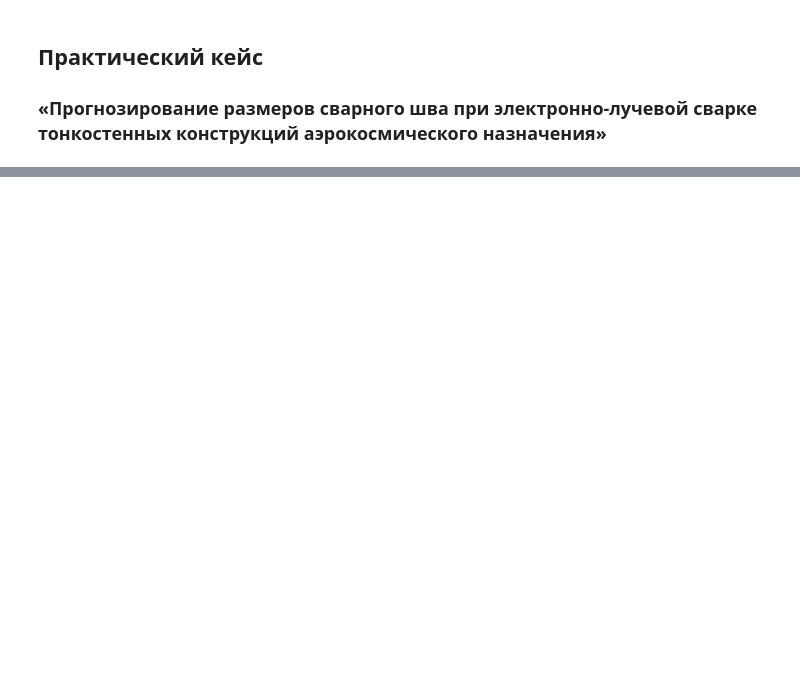
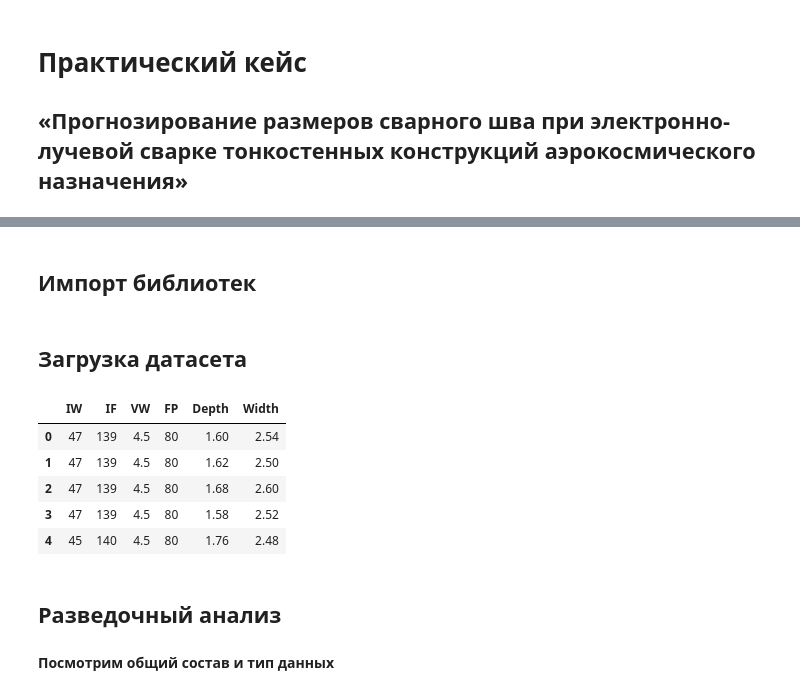
Before and after one commit to NickAReva/1_Case_Welding, a Jupyter notebook: notebook.ipynb, the cells around one changed output, grey strips where cells are left out. Saved outputs shown, nothing was run; the diff lists cells and outputs as text; code cells hidden in the pictures; blank space fills up the shorter version.

```diff
--- a/notebook.ipynb
+++ b/notebook.ipynb
@@ -1,6 +1,6 @@
 # %% [markdown]
-<h2>Практический кейс</h2>
-<h3>«Прогнозирование размеров сварного шва при электронно-лучевой сварке тонкостенных конструкций аэрокосмического назначения»</h3>
+# Практический кейс
+## «Прогнозирование размеров сварного шва при электронно-лучевой сварке тонкостенных конструкций аэрокосмического назначения»
 # %% [markdown]
 В качестве исходных данных были взяты результаты экспериментальных
 исследований, проводимых в целях улучшения технологического процесса
@@ -34,3 +34,5 @@
 показатели набора обучающих данных указаны в табл. 1.
 
 <img src="Task\Table1.png" alt="drawing" width="600"/>
+# %% [markdown]
+## Импорт библиотек
@@ -36,0 +59,16 @@
+# %% [markdown]
+## Загрузка датасета
+# %%
+row_df = pd.read_csv("Dataset_case_1\ebw_data.csv")
+row_df.head()
+# %% [output]
+|  | IW | IF | VW | FP | Depth | Width |
+| 0 | 47 | 139 | 4.5 | 80 | 1.60 | 2.54 |
+| 1 | 47 | 139 | 4.5 | 80 | 1.62 | 2.50 |
+| 2 | 47 | 139 | 4.5 | 80 | 1.68 | 2.60 |
+| 3 | 47 | 139 | 4.5 | 80 | 1.58 | 2.52 |
+| 4 | 45 | 140 | 4.5 | 80 | 1.76 | 2.48 |
+# %% [markdown]
+## Разведочный анализ
+# %% [markdown]
+**Посмотрим общий состав и тип данных**
```
Also changed, not shown: parts of 31 cells of this notebook.
